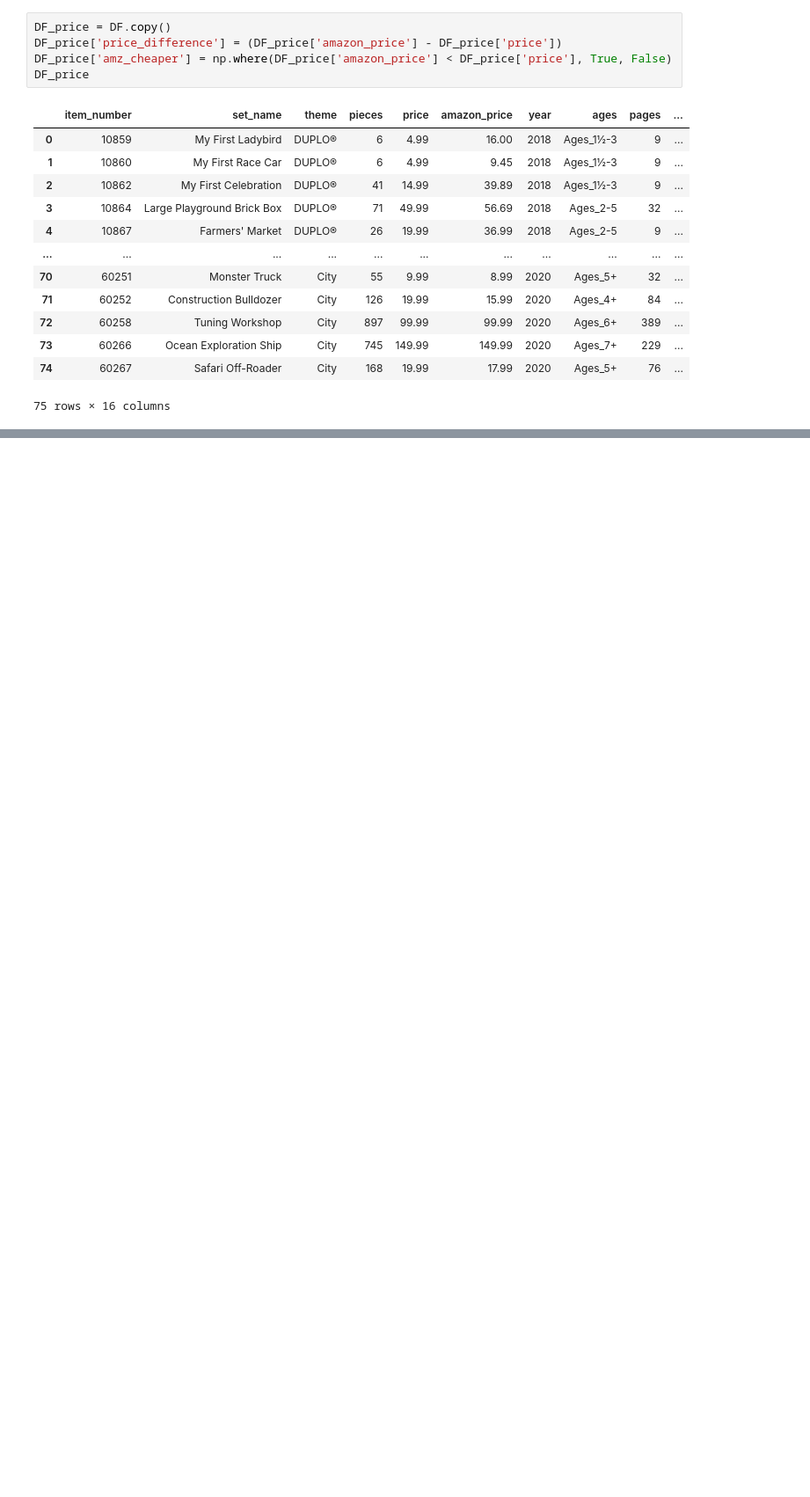
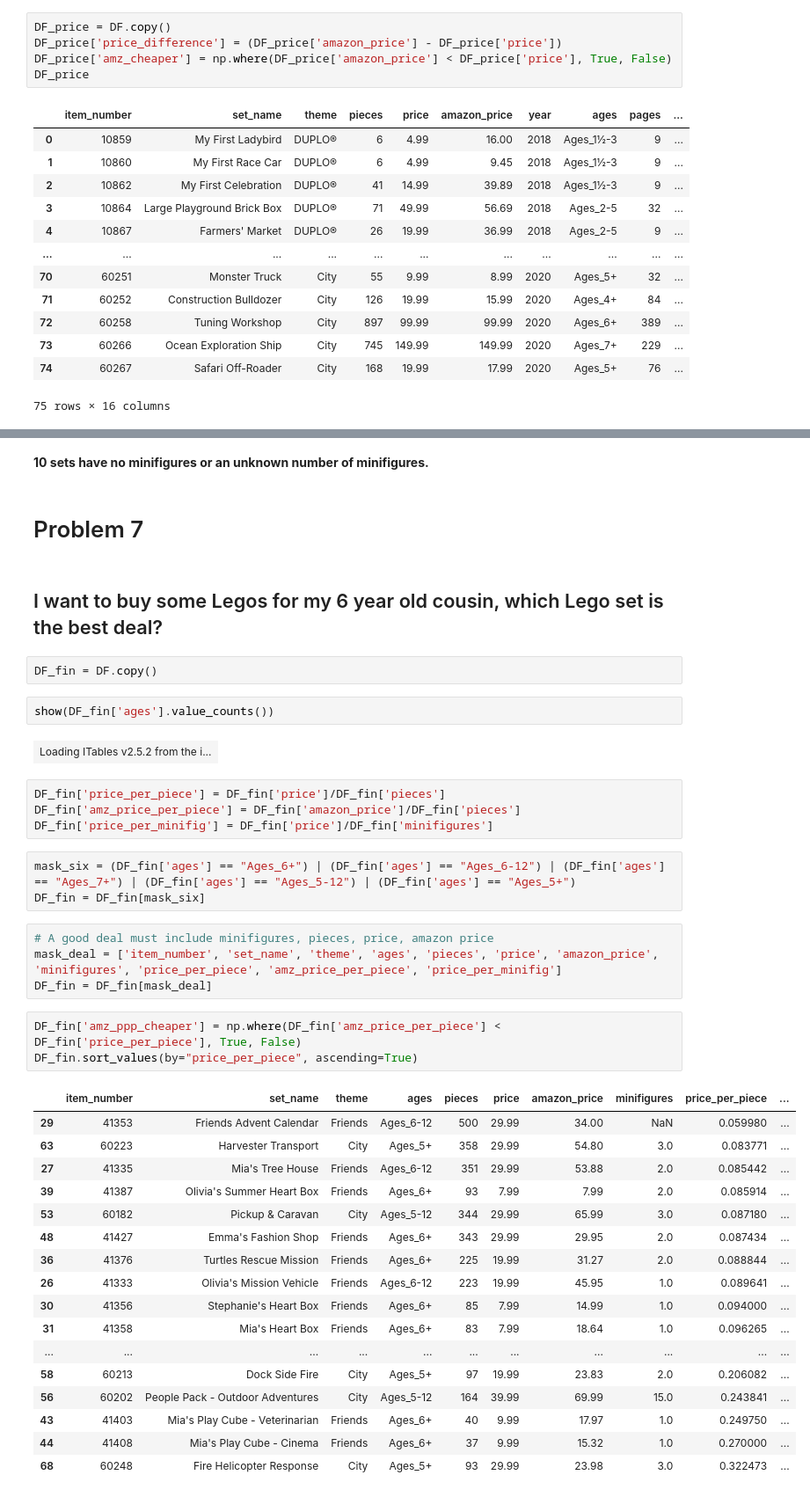
Before and after one commit to 3N1C0/DATA101_Elias_Code, a Jupyter notebook: EXAM_1/Exam_1.ipynb, the cells around one changed output, grey strips where cells are left out. Shown at 88% size. Drawn from its saved outputs; the diff is of its cells as text; blank space fills up the shorter version.

```diff
--- a/EXAM_1/Exam_1.ipynb
+++ b/EXAM_1/Exam_1.ipynb
@@ -352,0 +441,44 @@ print(f"\nThe average pieces in a Lego set in 2020 was {avg_piece_2020}")
+# %% [markdown]
+**10 sets have no minifigures or an unknown number of minifigures.**
+# %% [markdown]
+# Problem 7
+# %% [markdown]
+## I want to buy some Legos for my 6 year old cousin, which Lego set is the best deal?
+# %%
+DF_fin = DF.copy()
+# %%
+show(DF_fin['ages'].value_counts())
+# %% [output]
+| Loading ITables v2.5.2 from the i... |
+# %%
+DF_fin['price_per_piece'] = DF_fin['price']/DF_fin['pieces']
+DF_fin['amz_price_per_piece'] = DF_fin['amazon_price']/DF_fin['pieces']
+DF_fin['price_per_minifig'] = DF_fin['price']/DF_fin['minifigures']
+# %%
+mask_six = (DF_fin['ages'] == "Ages_6+") | (DF_fin['ages'] == "Ages_6-12") | (DF_fin['ages'] == "Ages_7+") | (DF_fin['ages'] == "Ages_5-12") | (DF_fin['ages'] == "Ages_5+")
+DF_fin = DF_fin[mask_six]
+# %%
+# A good deal must include minifigures, pieces, price, amazon price
+mask_deal = ['item_number', 'set_name', 'theme', 'ages', 'pieces', 'price', 'amazon_price', 'minifigures', 'price_per_piece', 'amz_price_per_piece', 'price_per_minifig']
+DF_fin = DF_fin[mask_deal]
+# %%
+DF_fin['amz_ppp_cheaper'] = np.where(DF_fin['amz_price_per_piece'] < DF_fin['price_per_piece'], True, False)
+DF_fin.sort_values(by="price_per_piece", ascending=True)
+# %% [output]
+|  | item_number | set_name | theme | ages | pieces | price | amazon_price | minifigures | price_per_piece | ... |
+| 29 | 41353 | Friends Advent Calendar | Friends | Ages_6-12 | 500 | 29.99 | 34.00 | NaN | 0.059980 | ... |
+| 63 | 60223 | Harvester Transport | City | Ages_5+ | 358 | 29.99 | 54.80 | 3.0 | 0.083771 | ... |
+| 27 | 41335 | Mia's Tree House | Friends | Ages_6-12 | 351 | 29.99 | 53.88 | 2.0 | 0.085442 | ... |
+| 39 | 41387 | Olivia's Summer Heart Box | Friends | Ages_6+ | 93 | 7.99 | 7.99 | 2.0 | 0.085914 | ... |
+| 53 | 60182 | Pickup & Caravan | City | Ages_5-12 | 344 | 29.99 | 65.99 | 3.0 | 0.087180 | ... |
+| 48 | 41427 | Emma's Fashion Shop | Friends | Ages_6+ | 343 | 29.99 | 29.95 | 2.0 | 0.087434 | ... |
+| 36 | 41376 | Turtles Rescue Mission | Friends | Ages_6+ | 225 | 19.99 | 31.27 | 2.0 | 0.088844 | ... |
+| 26 | 41333 | Olivia's Mission Vehicle | Friends | Ages_6-12 | 223 | 19.99 | 45.95 | 1.0 | 0.089641 | ... |
+| 30 | 41356 | Stephanie's Heart Box | Friends | Ages_6+ | 85 | 7.99 | 14.99 | 1.0 | 0.094000 | ... |
+| 31 | 41358 | Mia's Heart Box | Friends | Ages_6+ | 83 | 7.99 | 18.64 | 1.0 | 0.096265 | ... |
+| ... | ... | ... | ... | ... | ... | ... | ... | ... | ... | ... |
+| 58 | 60213 | Dock Side Fire | City | Ages_5+ | 97 | 19.99 | 23.83 | 2.0 | 0.206082 | ... |
+| 56 | 60202 | People Pack - Outdoor Adventures | City | Ages_5-12 | 164 | 39.99 | 69.99 | 15.0 | 0.243841 | ... |
+| 43 | 41403 | Mia's Play Cube - Veterinarian | Friends | Ages_6+ | 40 | 9.99 | 17.97 | 1.0 | 0.249750 | ... |
+| 44 | 41408 | Mia's Play Cube - Cinema | Friends | Ages_6+ | 37 | 9.99 | 15.32 | 1.0 | 0.270000 | ... |
+| 68 | 60248 | Fire Helicopter Response | City | Ages_5+ | 93 | 29.99 | 23.98 | 3.0 | 0.322473 | ... |
```
Also changed, not shown: parts of 67 cells of this notebook.
